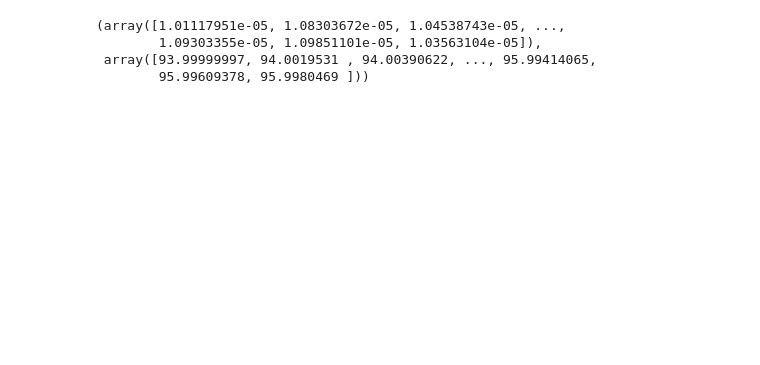
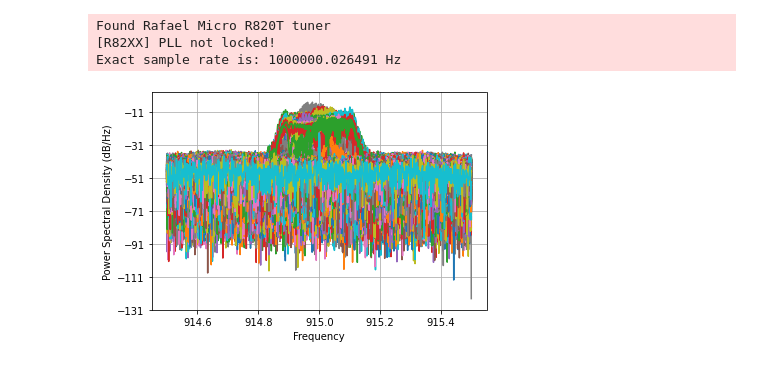
Before and after one commit to kazuyahirotsu/LoRaPos, a Jupyter notebook: raspi/rtlsdr_rssi.ipynb, the cells around one changed output. Saved outputs shown, nothing was run; the diff lists cells and outputs as text; code cells hidden in the pictures; blank space fills up the shorter version.

Commit message:
made rssi from rtl sdr time series and added peak finder

```diff
--- a/raspi/rtlsdr_rssi.ipynb
+++ b/raspi/rtlsdr_rssi.ipynb
@@ -26,7 +25,0 @@ Exact sample rate is: 1000000.026491 Hz
-# %%
-results
-# %% [output]
-(array([1.01117951e-05, 1.08303672e-05, 1.04538743e-05, ...,
-        1.09303355e-05, 1.09851101e-05, 1.03563104e-05]),
- array([93.99999997, 94.0019531 , 94.00390622, ..., 95.99414065,
-        95.99609378, 95.9980469 ]))
@@ -32,0 +31,25 @@ results
+# %%
+
+sdr = RtlSdr()
+
+# configure device
+sdr.sample_rate = 1.0e6
+sdr.center_freq = 915e6
+sdr.gain = 4
+
+results_list = [[],[]]
+
+for i in tqdm(range(10000)):
+    samples = sdr.read_samples()
+    # use matplotlib to estimate and plot the PSD
+    results = psd(samples, NFFT=1024, Fs=sdr.sample_rate/1e6, Fc=sdr.center_freq/1e6)
+    results_list[0].append(time.time())
+    results_list[1].append(10*np.log10(np.mean(results[0][384:641])))
+
+
+sdr.close()
+# %% [output]
+Found Rafael Micro R820T tuner
+[R82XX] PLL not locked!
+Exact sample rate is: 1000000.026491 Hz
+[figure, added]
```
Also changed, not shown: parts of 6 cells of this notebook.
